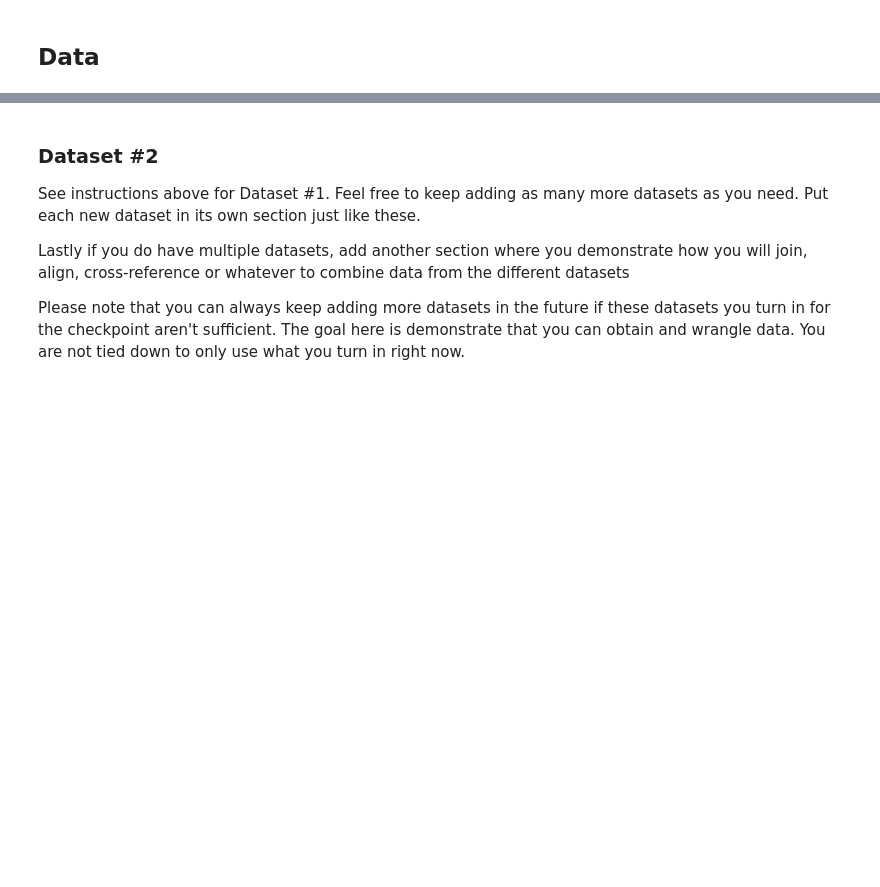
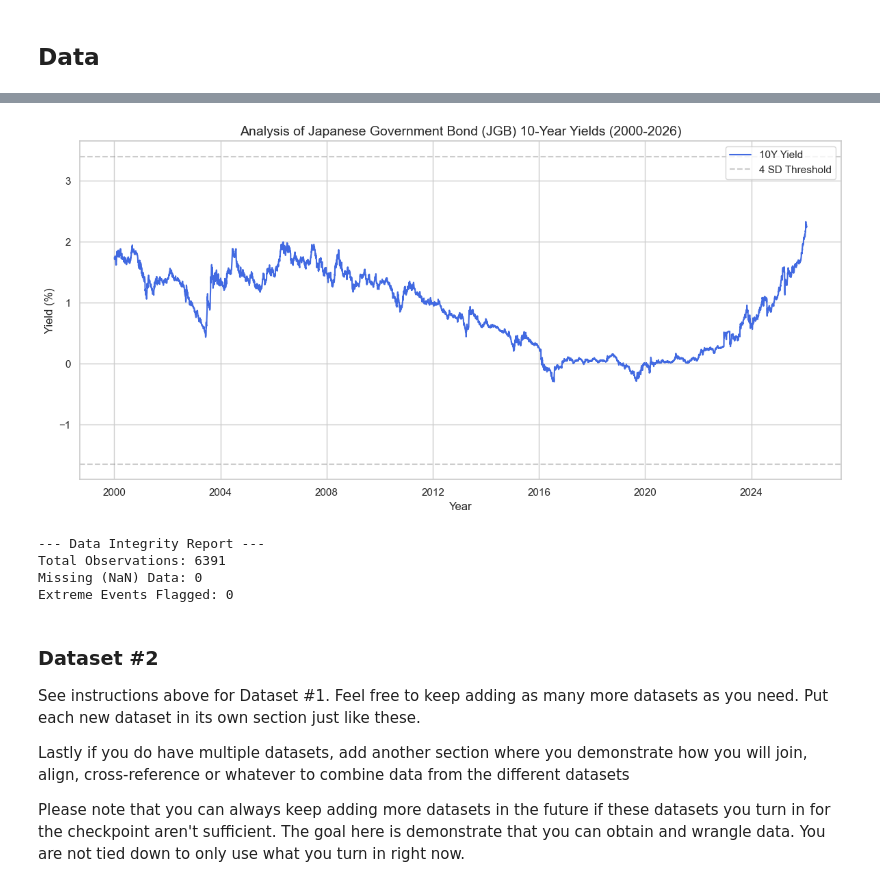
Before and after one commit to COGS108/Group024_WI26, a Jupyter notebook: 01-DataCheckpoint.ipynb, the cells around one changed output, grey strips where cells are left out. Cells and saved outputs as stored; diff of their text form; code cells hidden in the pictures; blank space fills up the shorter version.

Commit message:
Added Dan's Dataset #1 work and updated ethics section.  Also finished updating the hypothesis

```diff
--- a/01-DataCheckpoint.ipynb
+++ b/01-DataCheckpoint.ipynb
@@ -141,3 +119,73 @@ Instructions:
+# %%
+import pandas as pd
+import numpy as np
+import os
+import seaborn as sns
+import matplotlib.pyplot as plt
+
+# 1. Load the dataset
+raw_path = 'data/00-raw/jgbcme_all.csv'
+df = pd.read_csv(raw_path, skiprows=1)
+
+# 2. Tidy & Filter (10Y / 2000-2026)
+df = df.replace('-', np.nan)
+df['Date'] = pd.to_datetime(df['Date'], errors='coerce')
+df['10Y'] = pd.to_numeric(df['10Y'], errors='coerce')
+
+mask = (df['Date'] >= '2000-01-01') & (df['Date'] <= '2026-12-31')
+df_10y = df.loc[mask, ['Date', '10Y']].copy()
+
+# 3. Size and Missingness Analysis
+data_size = len(df_10y)
+na_count = df_10y['10Y'].isna().sum()
+
+# 4. Outlier Flagging (Statistical Check)
+mean_val = df_10y['10Y'].mean()
+std_val = df_10y['10Y'].std()
+upper_limit = mean_val + (4 * std_val)
+lower_limit = mean_val - (4 * std_val)
+
+suspicious_entries = df_10y[(df_10y['10Y'] > upper_limit) | (df_10y['10Y'] < lower_limit)]
+flag_count = len(suspicious_entries)
+
+# 5. Cleaning & Saving
+df_clean = df_10y.dropna(subset=['10Y'])
+os.makedirs('data/02-processed', exist_ok=True)
+df_clean.to_csv('data/02-processed/jgb_10y_2000_2026_cleaned.csv', index=False)
+
+# 6. Seaborn Visualization
+sns.set_theme(style="whitegrid") # Apply professional styling
+plt.figure(figsize=(12, 6))
+
+# Main line plot for the yield trend
+sns.lineplot(data=df_clean, x='Date', y='10Y', label='10Y Yield', color='royalblue', lw=1.5)
+
+# Highlight suspicious entries as red dots if they exist
+if flag_count > 0:
+    sns.scatterplot(data=suspicious_entries, x='Date', y='10Y', color='red', label='Flagged Events', zorder=5)
+
+# Add reference lines for the SD thresholds
+plt.axhline(upper_limit, color='gray', linestyle='--', alpha=0.4, label='4 SD Threshold')
+plt.axhline(lower_limit, color='gray', linestyle='--', alpha=0.4)
+
+plt.title('Analysis of Japanese Government Bond (JGB) 10-Year Yields (2000-2026)', fontsize=14)
+plt.ylabel('Yield (%)')
+plt.xlabel('Year')
+plt.legend(loc='upper right')
+plt.tight_layout()
+plt.show()
+
+# Display Verification Metrics
+print(f"--- Data Integrity Report ---")
+print(f"Total Observations: {data_size}")
+print(f"Missing (NaN) Data: {na_count}")
+print(f"Extreme Events Flagged: {flag_count}")
+# %% [output]
+[figure, added]
+--- Data Integrity Report ---
+Total Observations: 6391
+Missing (NaN) Data: 0
+Extreme Events Flagged: 0
 # %% [markdown]
 ### Dataset #2
 
```
Also changed, not shown: parts of 11 cells of this notebook.
